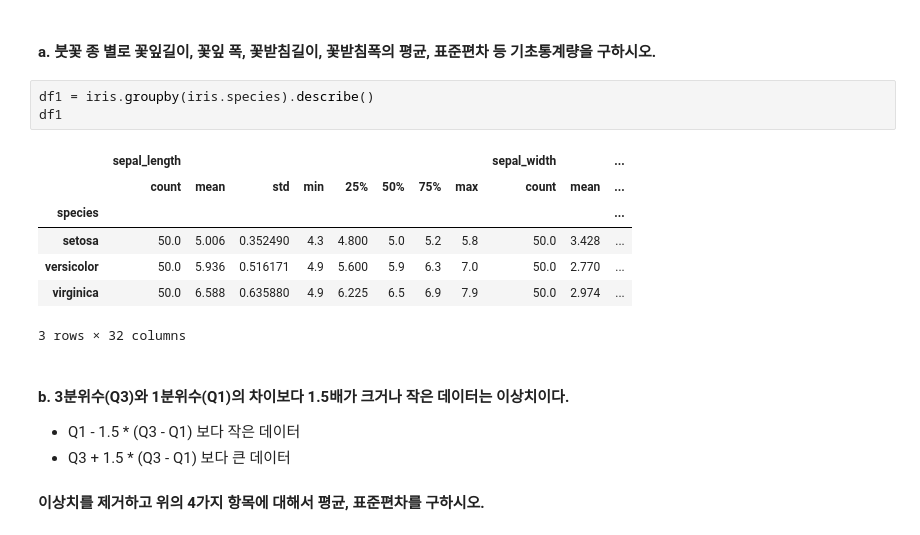
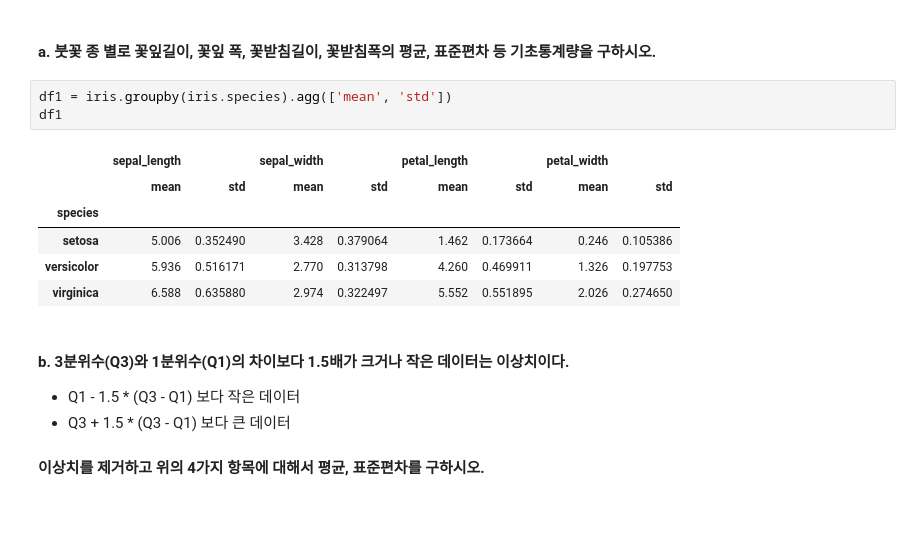
Before and after one commit to YeongilK/Data-Analysis-2020, a Jupyter notebook: 03_Pandas/09_연습문제2.ipynb, the cells around one changed output. Saved outputs shown, nothing was run; the diff lists cells and outputs as text.

```diff
--- a/03_Pandas/09_연습문제2.ipynb
+++ b/03_Pandas/09_연습문제2.ipynb
@@ -28,16 +40,15 @@ iris
 # %% [markdown]
 #### a. 붓꽃 종 별로 꽃잎길이, 꽃잎 폭, 꽃받침길이, 꽃받침폭의 평균, 표준편차 등 기초통계량을 구하시오.
 # %%
-df1 = iris.groupby(iris.species).describe()
+df1 = iris.groupby(iris.species).agg(['mean', 'std'])
 df1
 # %% [output]
-|  | sepal_length |  |  |  |  |  |  |  | sepal_width |  | ... |
-|  | count | mean | std | min | 25% | 50% | 75% | max | count | mean | ... |
-| species |  |  |  |  |  |  |  |  |  |  | ... |
-| setosa | 50.0 | 5.006 | 0.352490 | 4.3 | 4.800 | 5.0 | 5.2 | 5.8 | 50.0 | 3.428 | ... |
-| versicolor | 50.0 | 5.936 | 0.516171 | 4.9 | 5.600 | 5.9 | 6.3 | 7.0 | 50.0 | 2.770 | ... |
-| virginica | 50.0 | 6.588 | 0.635880 | 4.9 | 6.225 | 6.5 | 6.9 | 7.9 | 50.0 | 2.974 | ... |
+|  | sepal_length |  | sepal_width |  | petal_length |  | petal_width |  |
+|  | mean | std | mean | std | mean | std | mean | std |
+| species |  |  |  |  |  |  |  |  |
+| setosa | 5.006 | 0.352490 | 3.428 | 0.379064 | 1.462 | 0.173664 | 0.246 | 0.105386 |
+| versicolor | 5.936 | 0.516171 | 2.770 | 0.313798 | 4.260 | 0.469911 | 1.326 | 0.197753 |
+| virginica | 6.588 | 0.635880 | 2.974 | 0.322497 | 5.552 | 0.551895 | 2.026 | 0.274650 |
-3 rows × 32 columns
 # %% [markdown]
 #### b. 3분위수(Q3)와 1분위수(Q1)의 차이보다 1.5배가 크거나 작은 데이터는 이상치이다.
 - Q1 - 1.5 * (Q3 - Q1) 보다 작은 데이터
```
Also changed, not shown: parts of 39 cells of this notebook.
